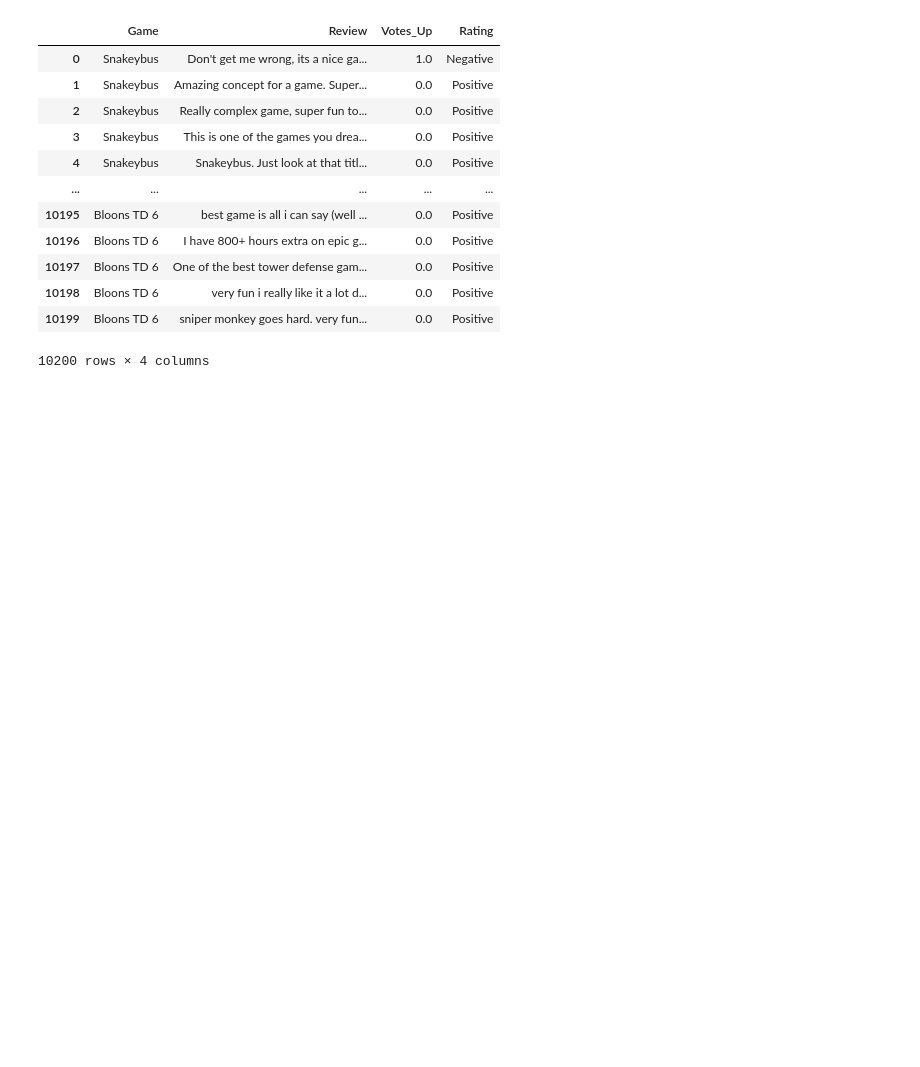
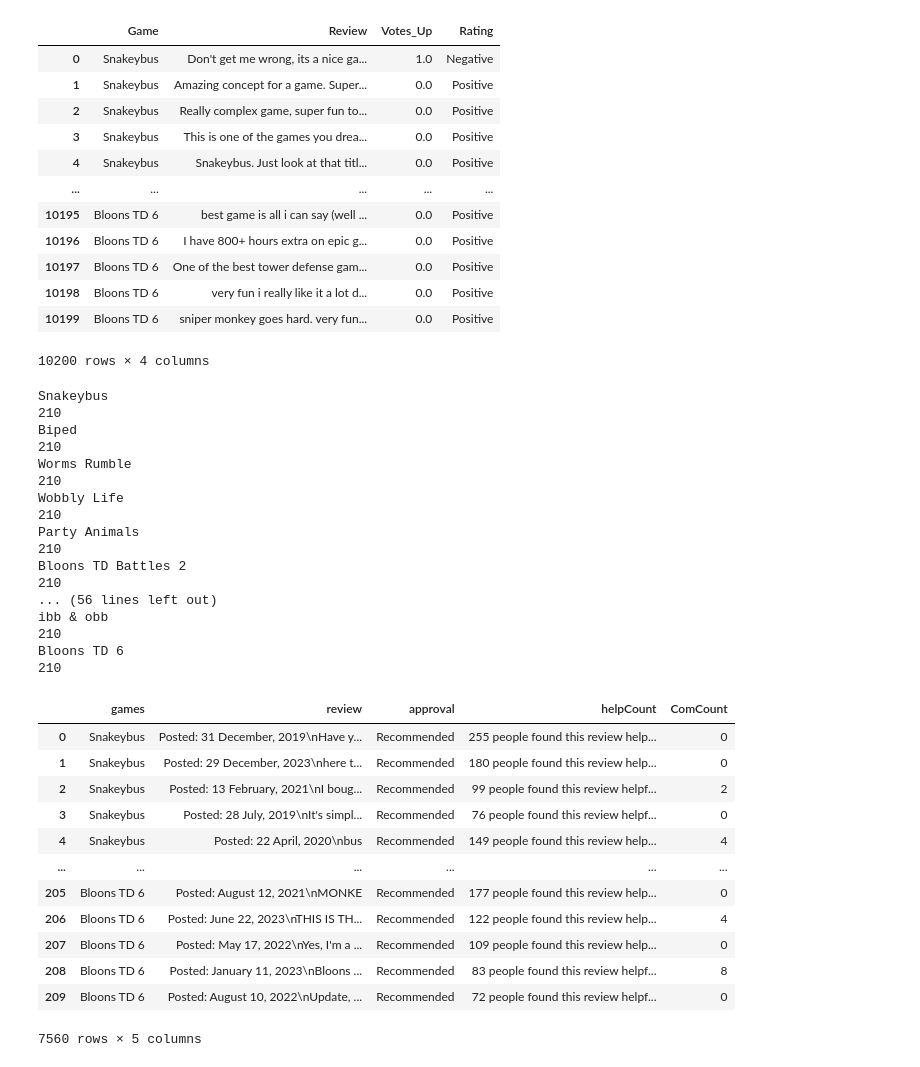
Before and after one commit to bluecoder777/Game-Promotion-Analysis, a Jupyter notebook: SteamReviews.ipynb, the cells around one changed output. Cells and saved outputs as stored; diff of their text form; code cells hidden in the pictures; blank space fills up the shorter version.

```diff
--- a/SteamReviews.ipynb
+++ b/SteamReviews.ipynb
@@ -132,0 +324,48 @@ ReviewsDataFrame.to_csv("Steam_Reviews_Data.csv")
+# %%
+#import GamesList
+games = pd.read_csv("GamesList.csv")
+games = games.set_index("id")
+
+#build a reviews data Frame
+reviews_df = pd.DataFrame({'games':[],'review':[],'approval':[],'helpCount':[],'ComCount':[]})
+
+#remove dlc for Project Winter - Blackout
+games = games.drop(1168030)
+
+for row in range(len(games)):
+    #SteamScraping(games.index[row], games.title[games.index[row]], 3)
+    reviews_df = pd.concat([reviews_df, SteamScraping(games.index[row], games.title[games.index[row]], 200)])
+
+reviews_df.reset_index()
+reviews_df
+# %% [output]
+Snakeybus
+210
+Biped
+210
+Worms Rumble
+210
+Wobbly Life
+210
+Party Animals
+210
+Bloons TD Battles 2
+210
+... (56 lines left out)
+ibb & obb
+210
+Bloons TD 6
+210
+|  | games | review | approval | helpCount | ComCount |
+| 0 | Snakeybus | Posted: 31 December, 2019\nHave y... | Recommended | 255 people found this review help... | 0 |
+| 1 | Snakeybus | Posted: 29 December, 2023\nhere t... | Recommended | 180 people found this review help... | 0 |
+| 2 | Snakeybus | Posted: 13 February, 2021\nI boug... | Recommended | 99 people found this review helpf... | 2 |
+| 3 | Snakeybus | Posted: 28 July, 2019\nIt's simpl... | Recommended | 76 people found this review helpf... | 0 |
+| 4 | Snakeybus | Posted: 22 April, 2020\nbus | Recommended | 149 people found this review help... | 4 |
+| ... | ... | ... | ... | ... | ... |
+| 205 | Bloons TD 6 | Posted: August 12, 2021\nMONKE | Recommended | 177 people found this review help... | 0 |
+| 206 | Bloons TD 6 | Posted: June 22, 2023\nTHIS IS TH... | Recommended | 122 people found this review help... | 4 |
+| 207 | Bloons TD 6 | Posted: May 17, 2022\nYes, I'm a ... | Recommended | 109 people found this review help... | 0 |
+| 208 | Bloons TD 6 | Posted: January 11, 2023\nBloons ... | Recommended | 83 people found this review helpf... | 8 |
+| 209 | Bloons TD 6 | Posted: August 10, 2022\nUpdate, ... | Recommended | 72 people found this review helpf... | 0 |
+7560 rows × 5 columns
```
Also changed, not shown: parts of 16 cells of this notebook, 1 other file.
